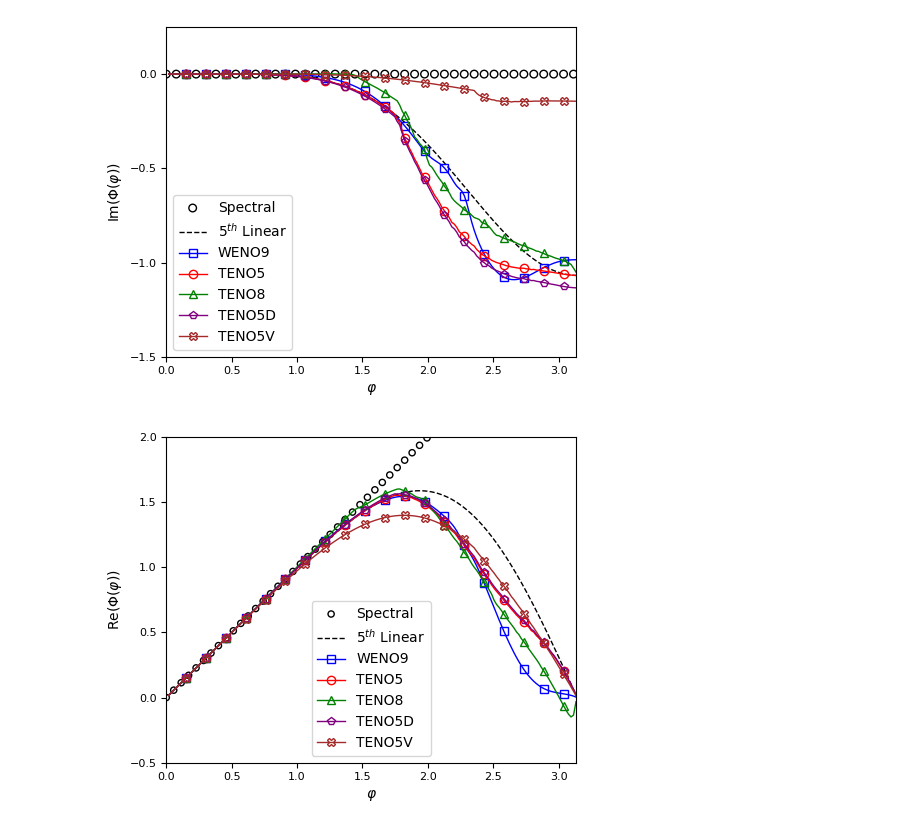
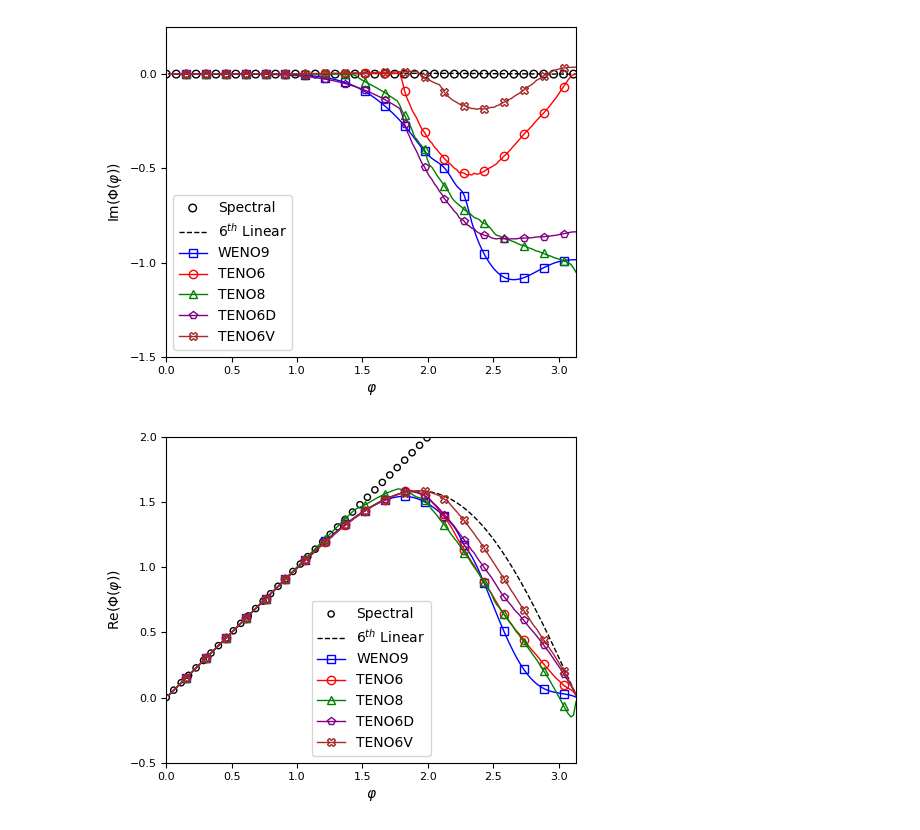
Before and after one commit to wzh-miasanmia/jax_mobo, a Jupyter notebook: optimization_results/spectral/spectral_teno6dv.ipynb, the cells around one changed output. Cells and saved outputs as stored; diff of their text form; code cells hidden in the pictures.

Commit message:
finish spectral making

```diff
--- a/optimization_results/spectral/spectral_teno6dv.ipynb
+++ b/optimization_results/spectral/spectral_teno6dv.ipynb
@@ -52,55 +52,52 @@ qs = np.arange(1, 11, 2)
 cqs = np.arange(0, 25, 5)
 cqs[0] = 1
 etas = np.arange(0.1, 0.91, 0.1).round(2)
-real_linear, imag_linear = cal_spectral(TENO6(d0=0.6, d1=0.3, d2=0.1, nonlinear=False), 3, [-2, -1, 0, 1, 2]) # change to 6 points
+real_linear, imag_linear = cal_spectral(TENO6(nonlinear=False), 3, [-2, -1, 0, 1, 2, 3])
 results.append([real_linear, imag_linear])
 
 real_weno9, imag_weno9 = cal_spectral(WENO9(), 5, [-4, -3, -2, -1, 0, 1, 2, 3, 4])
 results.append([real_weno9, imag_weno9])
 
 
-real_teno6, imag_teno6 = cal_spectral(TENO6(d0=0.6, d1=0.3, d2=0.1), 3, [-2, -1, 0, 1, 2]) # change to 6 points
+real_teno6, imag_teno6 = cal_spectral(TENO6(), 3, [-2, -1, 0, 1, 2, 3])
 results.append([real_teno6, imag_teno6])
 
 real_teno8, imag_teno8 = cal_spectral(TENO8(), 4, [-3, -2, -1, 0, 1, 2, 3, 4])
 results.append([real_teno8, imag_teno8])
-coefs2 = [
-    [ 0.4558, 0.4246, 0.0539]
-]
-for coef in coefs2:
-    real, imag = cal_spectral(TENO6DUCROS_D(coef), 3, [-2, -1, 0, 1, 2]) # change to 6 points
-    results.append([real, imag])
 
-    real, imag = cal_spectral(TENO6DUCROS_V(coef), 3, [-2, -1, 0, 1, 2]) # change to 6 points
-    results.append([real, imag])
+real, imag = cal_spectral(TENO6DUCROS_D(), 3, [-2, -1, 0, 1, 2, 3])
+results.append([real, imag])
+
+real, imag = cal_spectral(TENO6DUCROS_V(), 3, [-2, -1, 0, 1, 2, 3])
+results.append([real, imag])
 # %%
 plt.figure(figsize=(5, 4), dpi=100)
 plt.scatter(phi_n[::4], np.zeros(int(N / 2) + 1)[::4], marker="o", facecolor="none", edgecolor="black", label="Spectral", alpha=1, s=30, linewidth=linewidth)
 imag = results[0][1]
-plt.plot(phi_n, imag, linewidth=1, c="black", linestyle="--", label=r"$5^{th}$ Linear")
+plt.plot(phi_n, imag, linewidth=1, c="black", linestyle="--", label=r"$6^{th}$ Linear")
 colors = ["blue", "red", "green", "purple", "brown", "orange"]
 labels = ["WENO9", "TENO6", "TENO8", "TENO6D", "TENO6V", ]
 shapes = ["s", "o", "^", "p", "X", "P"]
 for i, (_, imag) in enumerate(results[1:]):
     plt.plot(phi_n, imag, linewidth=linewidth, c=colors[i], label=labels[i], marker=shapes[i], markerfacecolor="none", markeredgecolor=colors[i], markersize=6, markeredgewidth=linewidth, markevery=8)
 # plt.grid(alpha=0.25)
 plt.ylim(-1.5, 0.25)
 plt.xlim(phi_n[0], phi_n[-1])
 # plt.title("Approximate Dissipation")
 plt.xlabel(r"$\varphi$", fontsize=label_fontsize)
 plt.ylabel(r"$\mathrm{Im}(\Phi(\varphi))$", fontsize=label_fontsize)
 plt.xticks(fontsize=ticks_fontsize)
 plt.yticks(np.arange(-1.5, 0.25001, 0.5), fontsize=ticks_fontsize)
 plt.legend(fontsize=label_fontsize, ncol=1)
 plt.tight_layout()
 plt.savefig("./dissipation.pdf", dpi=400)
 # %% [output]
-[figure, old version]
+[figure, new version]
 # %%
 plt.figure(figsize=figsize, dpi=100)
 plt.scatter(phi_n[::3], phi_n[::3], marker="o", facecolor="none", edgecolor="black", label="Spectral", alpha=1, s=20, linewidth=linewidth)
 real = results[0][0]
-plt.plot(phi_n, real, linewidth=1, c="black", linestyle="--", label=r"$5^{th}$ Linear")
+plt.plot(phi_n, real, linewidth=1, c="black", linestyle="--", label=r"$6^{th}$ Linear")
 for i, (real, _) in enumerate(results[1:]):
     plt.plot(phi_n, real, linewidth=linewidth, c=colors[i], label=labels[i], marker=shapes[i], markerfacecolor="none", markeredgecolor=colors[i], markersize=6, markeredgewidth=linewidth, markevery=8)
 plt.ylim(-0.5, 2)
@@ -115,4 +112,4 @@ plt.legend(fontsize=label_fontsize, ncol=1)
 # plt.grid(alpha=0.25)
 plt.savefig("./dispersion.pdf", dpi=400)
 # %% [output]
-[figure, old version]
+[figure, new version]
```
Also changed, not shown: 5 other files.
